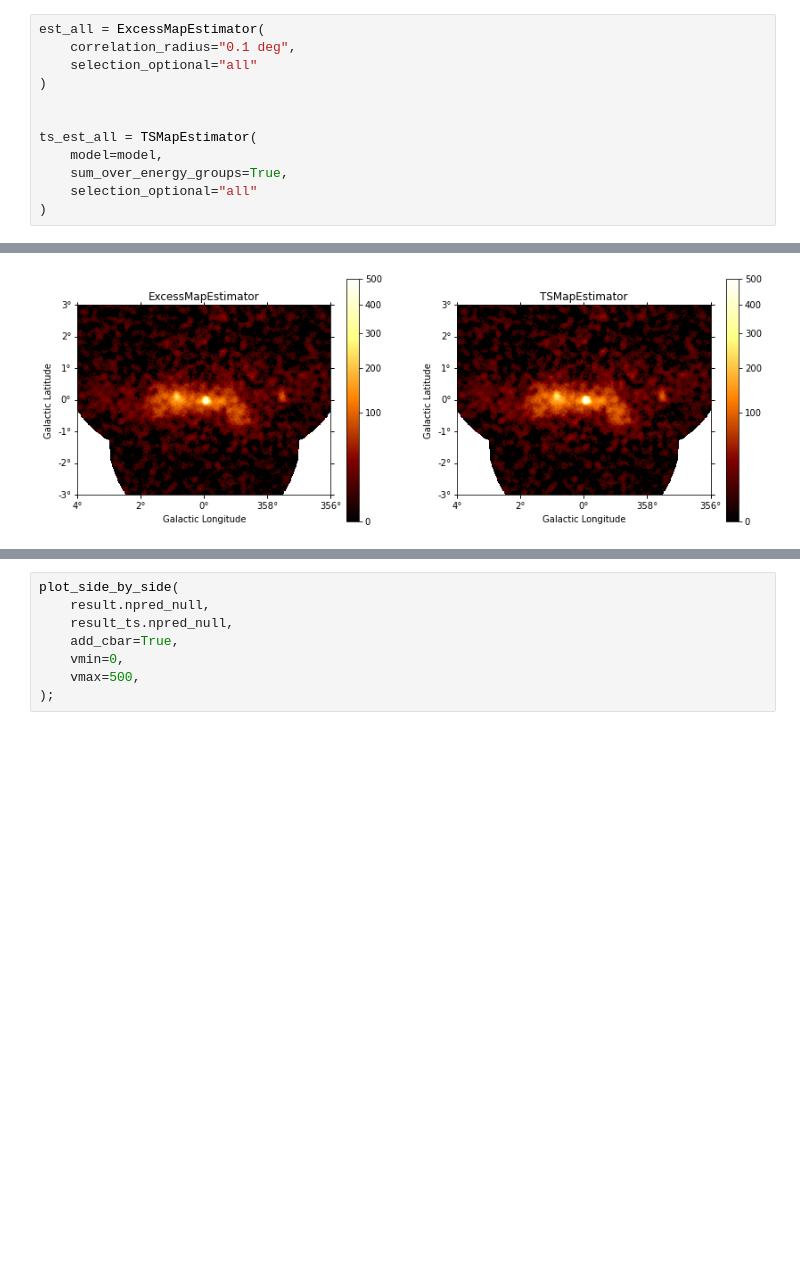
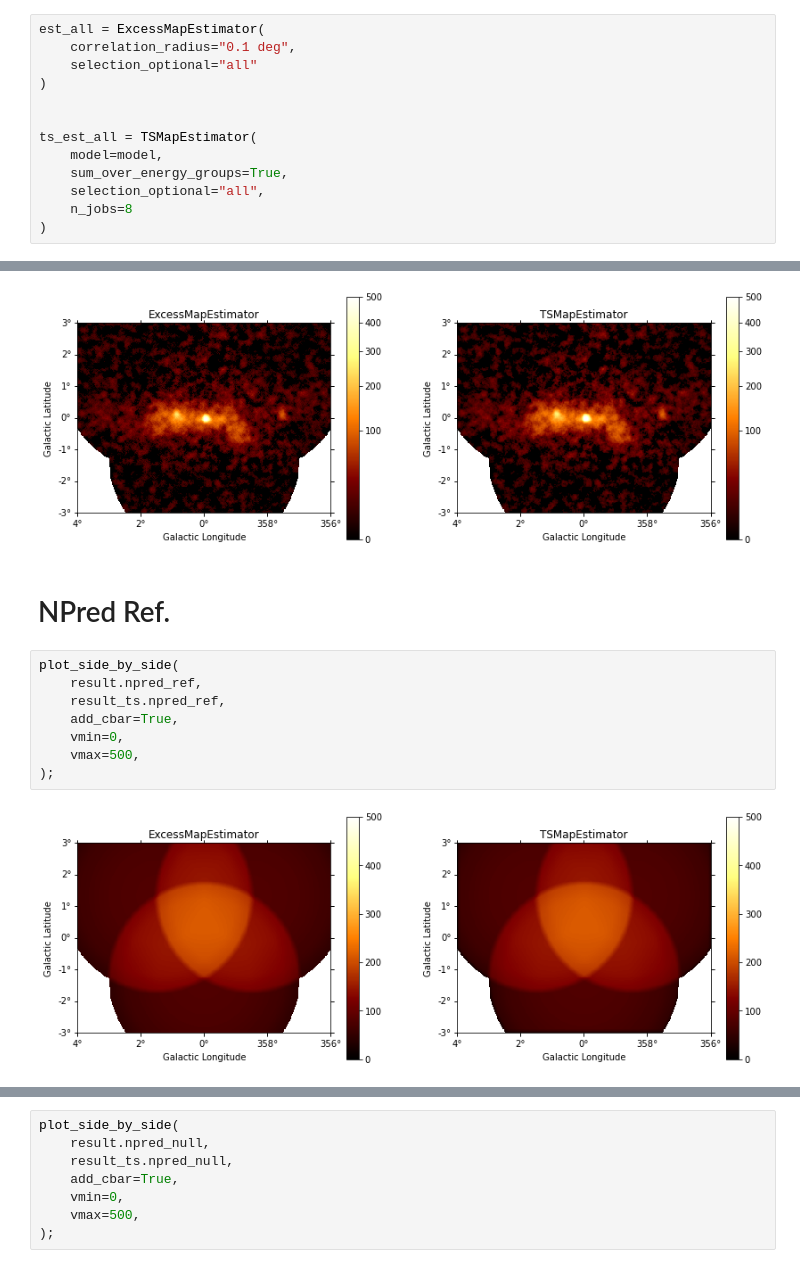
Before and after one commit to adonath/notebooks-public, a Jupyter notebook: excess-vs-ts-map-estimator.ipynb, the cells around one changed output, grey strips where cells are left out. Saved outputs shown, nothing was run; the diff lists cells and outputs as text; blank space fills up the shorter version.

```diff
--- a/excess-vs-ts-map-estimator.ipynb
+++ b/excess-vs-ts-map-estimator.ipynb
@@ -49,7 +49,8 @@ est_all = ExcessMapEstimator(
 ts_est_all = TSMapEstimator(
     model=model,
     sum_over_energy_groups=True,
-    selection_optional="all"
+    selection_optional="all",
+    n_jobs=8
 )
 # %%
 %%time
@@ -173,3 +174,15 @@ plot_side_by_side(
 );
 # %% [output]
 [figure]
+# %% [markdown]
+# NPred Ref.
+# %%
+plot_side_by_side(
+    result.npred_ref,
+    result_ts.npred_ref,
+    add_cbar=True,
+    vmin=0,
+    vmax=500,
+);
+# %% [output]
+[figure, added]
```
Also changed, not shown: parts of 18 cells of this notebook.
